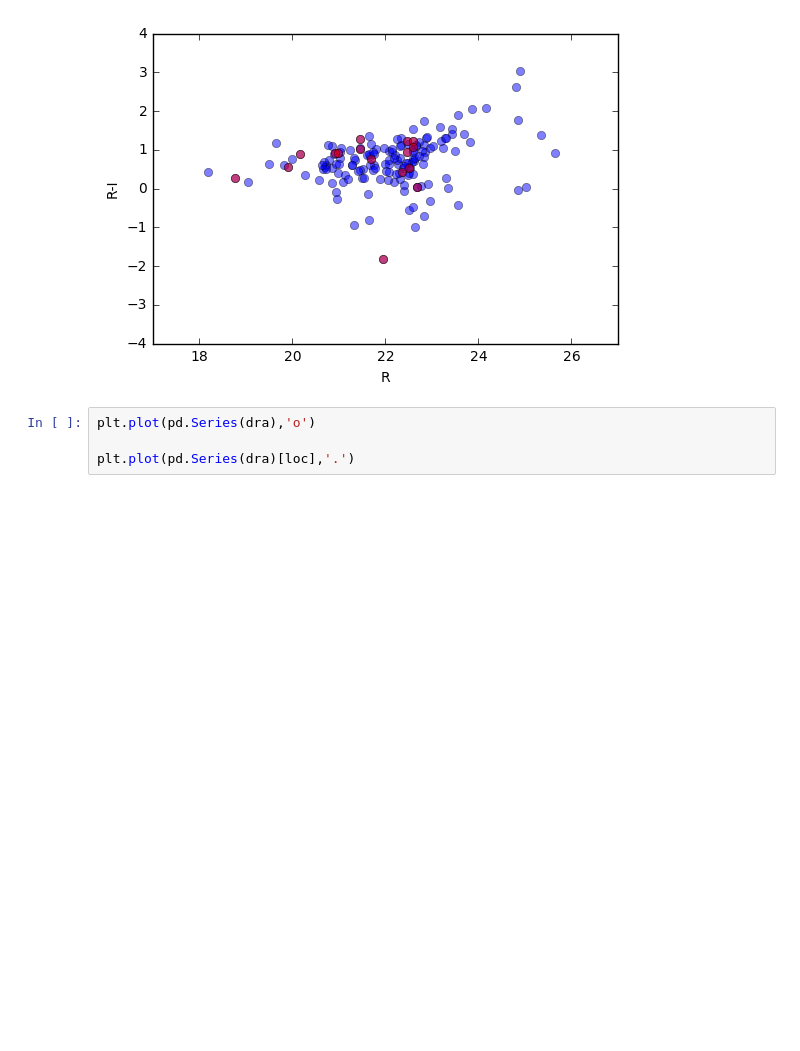
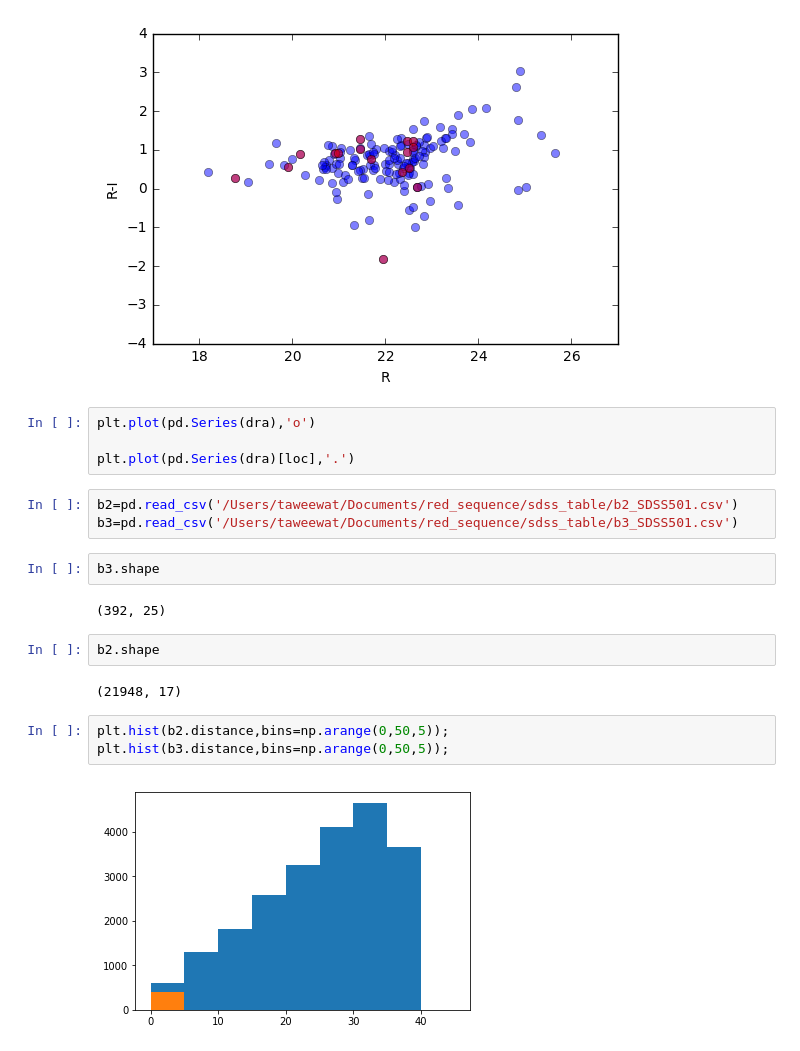
Before and after one commit to leogulus/XRay-Project, a Jupyter notebook: 21_sdss_casjobs.ipynb, the cells around one changed output. Cells and saved outputs as stored; diff of their text form; blank space fills up the shorter version.

```diff
--- a/21_sdss_casjobs.ipynb
+++ b/21_sdss_casjobs.ipynb
@@ -205,3 +295,19 @@ plt.axis([17,27,-4,4])
 plt.plot(pd.Series(dra),'o')
 
 plt.plot(pd.Series(dra)[loc],'.')
+# %%
+b2=pd.read_csv('/Users/taweewat/Documents/red_sequence/sdss_table/b2_SDSS501.csv')
+b3=pd.read_csv('/Users/taweewat/Documents/red_sequence/sdss_table/b3_SDSS501.csv')
+# %%
+b3.shape
+# %% [output]
+(392, 25)
+# %%
+b2.shape
+# %% [output]
+(21948, 17)
+# %%
+plt.hist(b2.distance,bins=np.arange(0,50,5));
+plt.hist(b3.distance,bins=np.arange(0,50,5));
+# %% [output]
+[figure, added]
```
Also changed, not shown: parts of 16 cells of this notebook, 9 other files.
